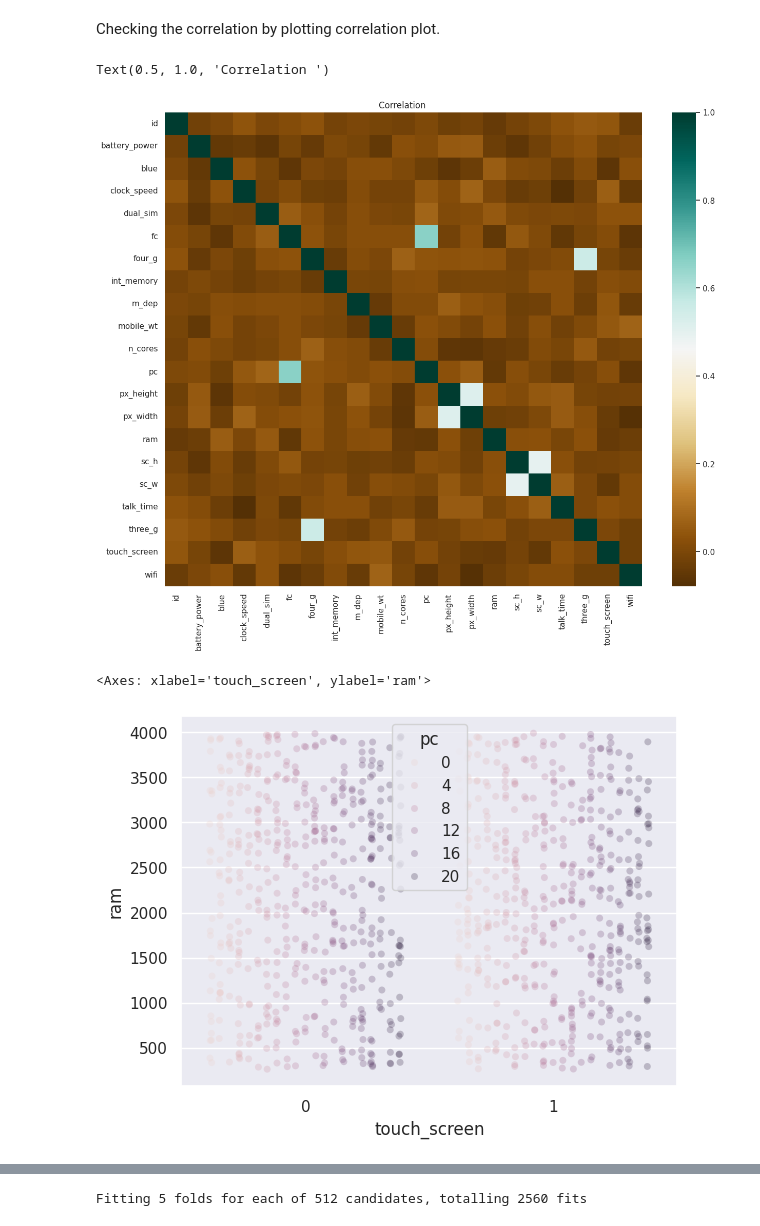
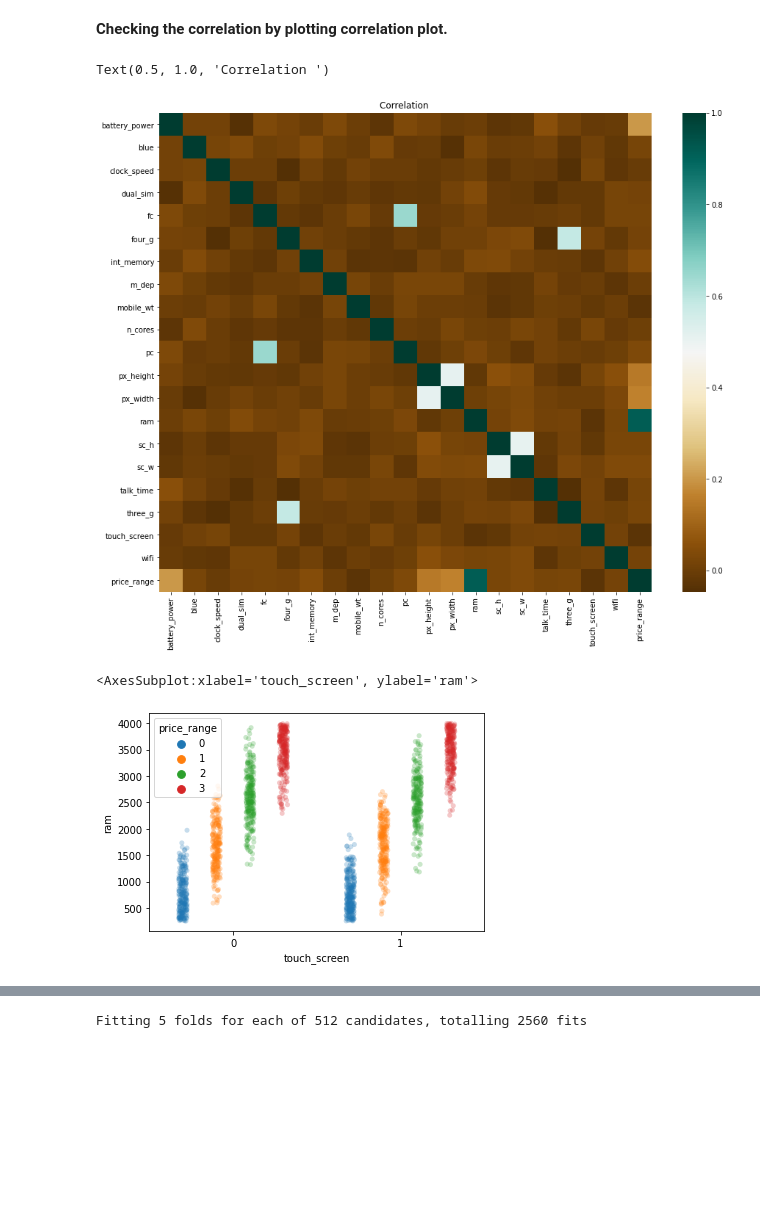
Before and after one commit to Leo612loss312/mobile-price-classifier-1.0, a Jupyter notebook: Mobile_price_classification.ipynb, the cells around one changed output, grey strips where cells are left out. Drawn from its saved outputs; the diff is of its cells as text; code cells hidden in the pictures; blank space fills up the shorter version.

```diff
--- a/Mobile_price_classification.ipynb
+++ b/Mobile_price_classification.ipynb
@@ -40,6 +43,6 @@ import warnings
 warnings.filterwarnings('ignore')
 # %%
 #import dataset
-df=pd.read_csv('/content/Mobile price classification.csv')
+df=pd.read_csv('/kaggle/input/mobile-price-classification/train.csv')
 df.head()
 # %% [output]
@@ -215,6 +241,6 @@ for i in df.drop(df[categorical_col],axis=1):
 ... (3 outputs left out)
 # %% [markdown]
-Checking the correlation by plotting correlation plot.
+**Checking the correlation by plotting correlation plot.**
 # %%
 corr=df.corr()
 fig = plt.figure(figsize=(15,12))
@@ -222,14 +248,16 @@ r = sns.heatmap(corr, cmap='BrBG')
 r.set_title("Correlation ")
 # %% [output]
 Text(0.5, 1.0, 'Correlation ')
-[figure, old version]
+[figure, new version]
 # %%
 # Show each observation with a scatterplot
-sns.stripplot(x="touch_screen", y="ram", hue="pc",
+sns.stripplot(x="touch_screen", y="ram", hue="price_range",
               data=df, dodge=True, jitter=True,
               alpha=.25, zorder=1)
+
+# Show the conditional means
 # %% [output]
-<Axes: xlabel='touch_screen', ylabel='ram'>
+<AxesSubplot:xlabel='touch_screen', ylabel='ram'>
-[figure, old version]
+[figure, new version]
 # %%
 f, ax = plt.subplots(figsize=(10, 10))
```
Also changed, not shown: parts of 77 cells of this notebook.
